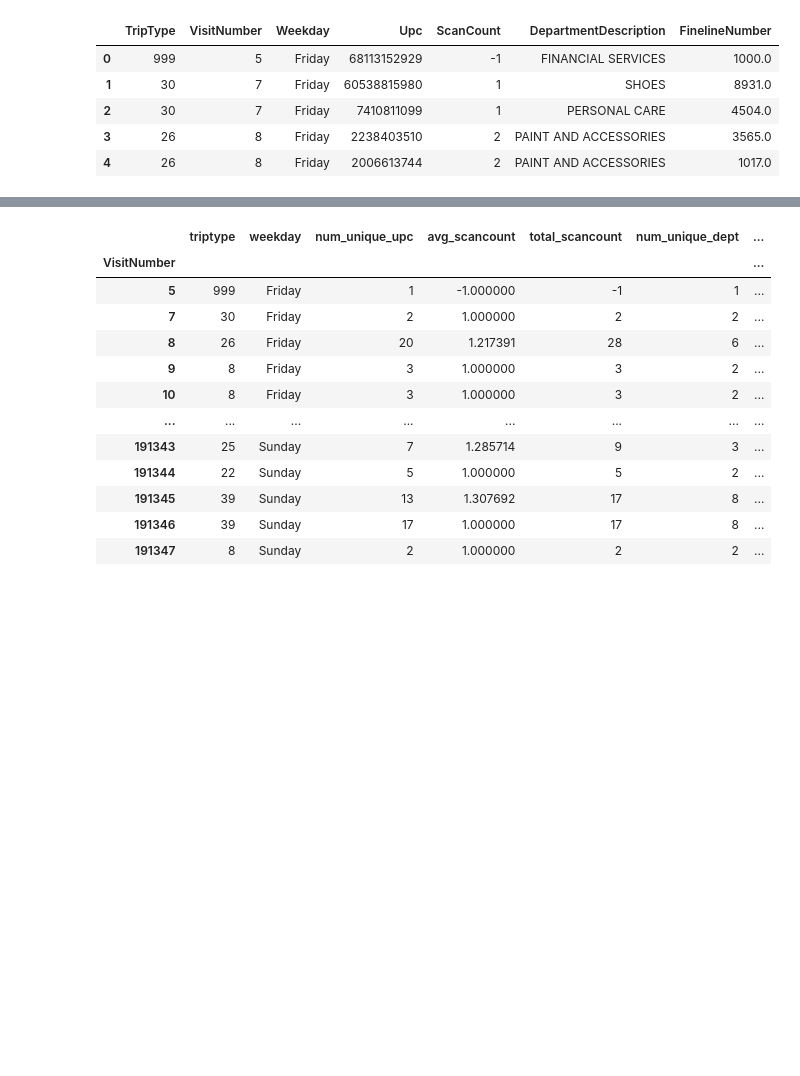
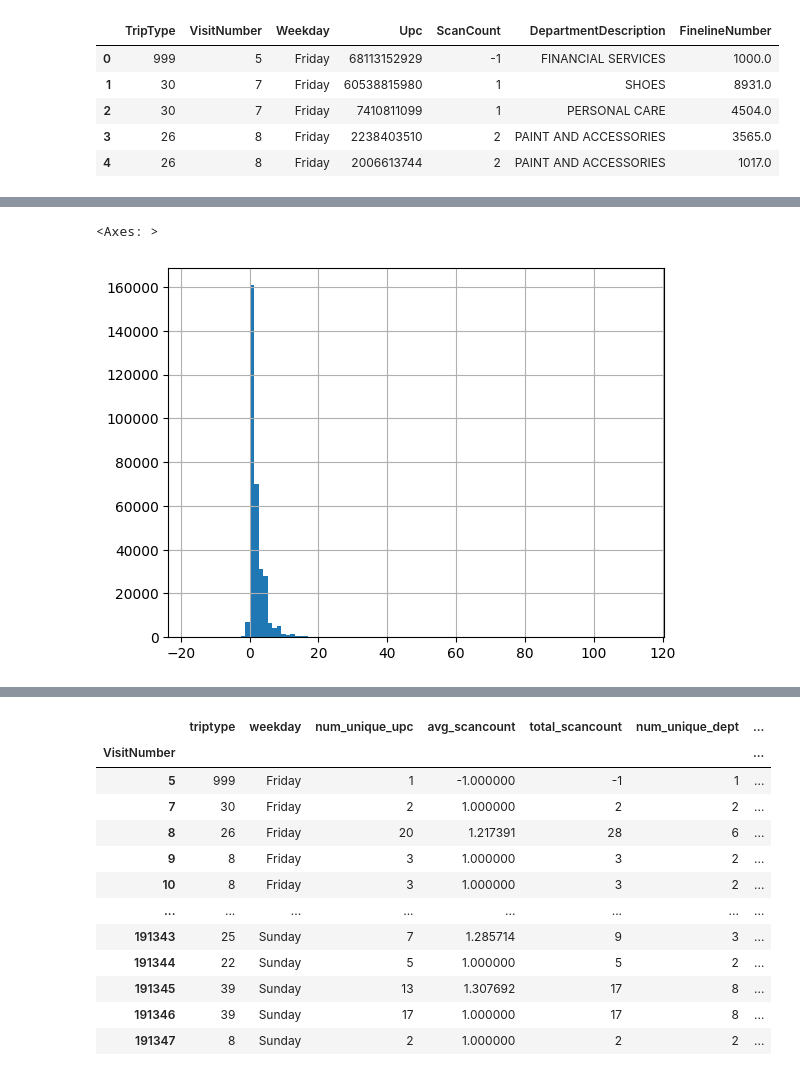
Before and after one commit to annahanslc/walmart-trip-type, a Jupyter notebook: eda/eda1.ipynb, the cells around one changed output, grey strips where cells are left out. Cells and saved outputs as stored; diff of their text form; code cells hidden in the pictures; blank space fills up the shorter version.

```diff
--- a/eda/eda1.ipynb
+++ b/eda/eda1.ipynb
@@ -599,3 +599,7 @@ min           0.000000
 75%        5501.000000
 max        9998.000000
 Name: FinelineNumber, dtype: float64
+# %%
+# Change FinelineNumber to string, fillna with -1 first
+df['FinelineNumber'] = df['FinelineNumber'].fillna('-1').astype(int).astype(str)
+df
@@ -615,2 +671,9 @@ df.groupby(['VisitNumber','FinelineNumber'])
 # %%
-df.groupby(['VisitNumber','DepartmentDescription'])
+# Groupby DepartmentDescription and visit
+groupby_dept = df.groupby(['VisitNumber','DepartmentDescription']).agg(
+  num_unique_dept=('DepartmentDescription','nunique'),
+  total_scans_per_dept=('ScanCount','sum'),
+  avg_scan_per_dept=('ScanCount','mean'))
+
+groupby_dept.reset_index(inplace=True)
+groupby_dept
@@ -616,0 +694,5 @@ df.groupby(['VisitNumber','DepartmentDescription'])
+# %%
+groupby_dept.total_scans_per_dept.hist(bins=100)
+# %% [output]
+<Axes: >
+[figure, added]
```
Also changed, not shown: parts of 9 cells of this notebook, 21 other files.
